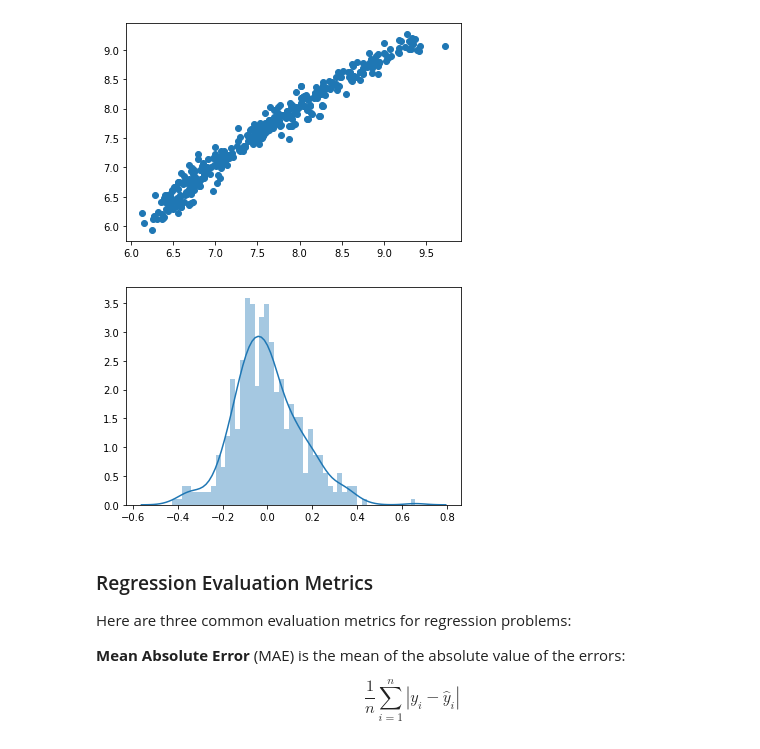
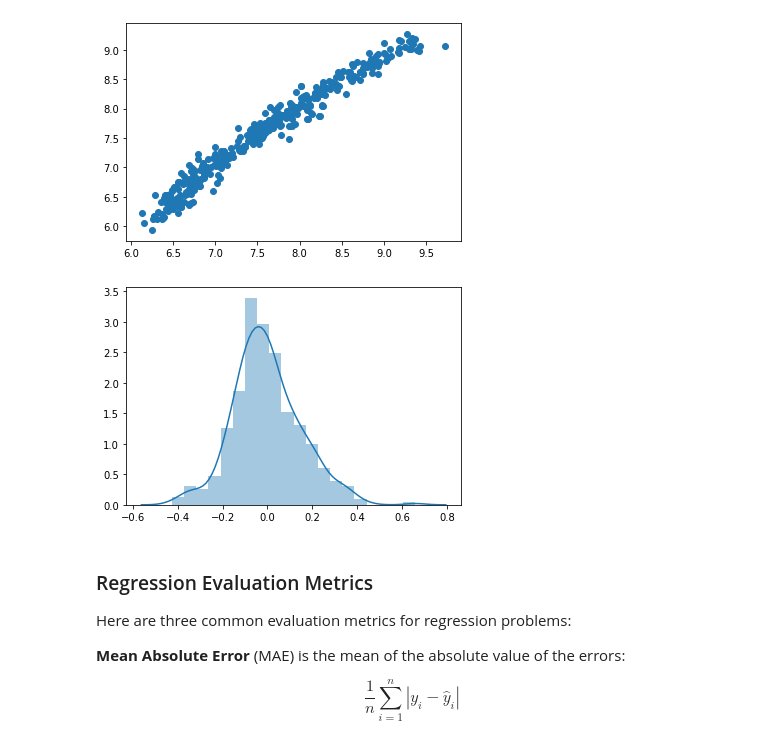
Before and after one commit to groverj2/diamond-price, a Jupyter notebook: diamond_manyfeat.ipynb, the cells around one changed output. Saved outputs shown, nothing was run; the diff lists cells and outputs as text; code cells hidden in the pictures.

```diff
--- a/diamond_manyfeat.ipynb
+++ b/diamond_manyfeat.ipynb
@@ -465,9 +456,9 @@ plt.scatter(y_test,y_pred)
 [figure]
 # %%
 import seaborn as sns
-sns.distplot((y_test-y_pred),bins=50);
+sns.distplot((y_test-y_pred),bins=20);
 # %% [output]
-[figure, old version]
+[figure, new version]
 # %% [markdown]
 ### Regression Evaluation Metrics
 
```
Also changed, not shown: parts of 36 cells of this notebook.
